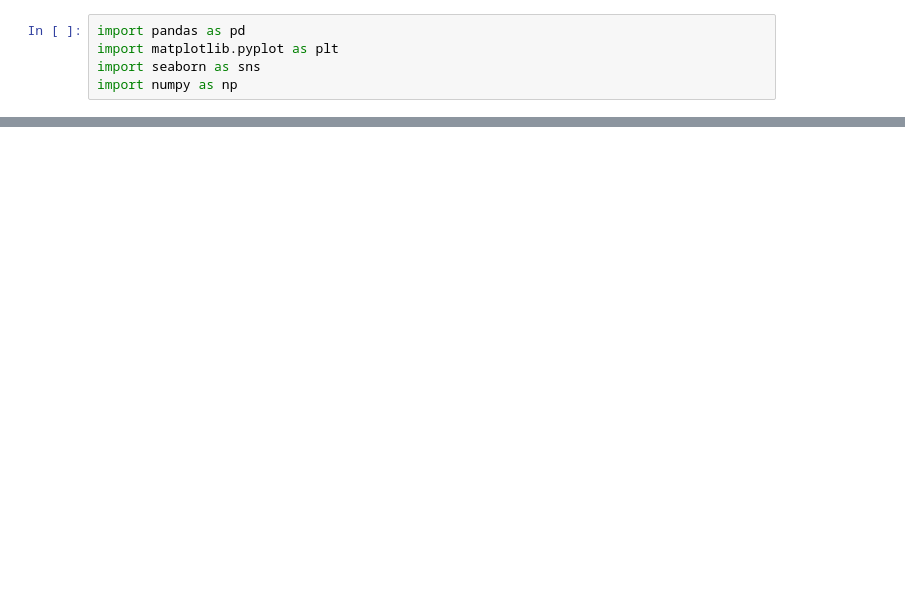
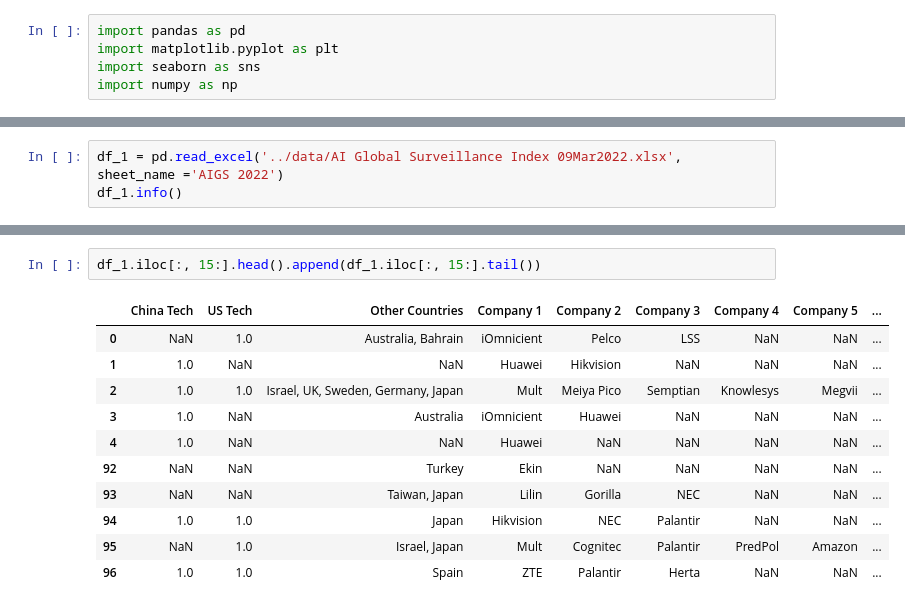
Before and after one commit to irene-glez/Digital-Repression-EDA, a Jupyter notebook: src/notebooks/data_cleaning.ipynb, the cells around one changed output, grey strips where cells are left out. Saved outputs shown, nothing was run; the diff lists cells and outputs as text; blank space fills up the shorter version.

Commit message:
data cleaning

```diff
--- a/src/notebooks/data_cleaning.ipynb
+++ b/src/notebooks/data_cleaning.ipynb
@@ -575,0 +128,3 @@ plt.show()
+# %%
+df_1 = pd.read_excel('../data/AI Global Surveillance Index 09Mar2022.xlsx', sheet_name ='AIGS 2022')
+df_1.info()
@@ -575,0 +163,14 @@ plt.show()
+# %%
+df_1.iloc[:, 15:].head().append(df_1.iloc[:, 15:].tail())
+# %% [output]
+|  | China Tech | US Tech | Other Countries | Company 1 | Company 2 | Company 3 | Company 4 | Company 5 | ... |
+| 0 | NaN | 1.0 | Australia, Bahrain | iOmnicient | Pelco | LSS | NaN | NaN | ... |
+| 1 | 1.0 | NaN | NaN | Huawei | Hikvision | NaN | NaN | NaN | ... |
+| 2 | 1.0 | 1.0 | Israel, UK, Sweden, Germany, Japan | Mult | Meiya Pico | Semptian | Knowlesys | Megvii | ... |
+| 3 | 1.0 | NaN | Australia | iOmnicient | Huawei | NaN | NaN | NaN | ... |
+| 4 | 1.0 | NaN | NaN | Huawei | NaN | NaN | NaN | NaN | ... |
+| 92 | NaN | NaN | Turkey | Ekin | NaN | NaN | NaN | NaN | ... |
+| 93 | NaN | NaN | Taiwan, Japan | Lilin | Gorilla | NEC | NaN | NaN | ... |
+| 94 | 1.0 | 1.0 | Japan | Hikvision | NEC | Palantir | NaN | NaN | ... |
+| 95 | NaN | 1.0 | Israel, Japan | Mult | Cognitec | Palantir | PredPol | Amazon | ... |
+| 96 | 1.0 | 1.0 | Spain | ZTE | Palantir | Herta | NaN | NaN | ... |
```
Also changed, not shown: parts of 100 cells of this notebook.
